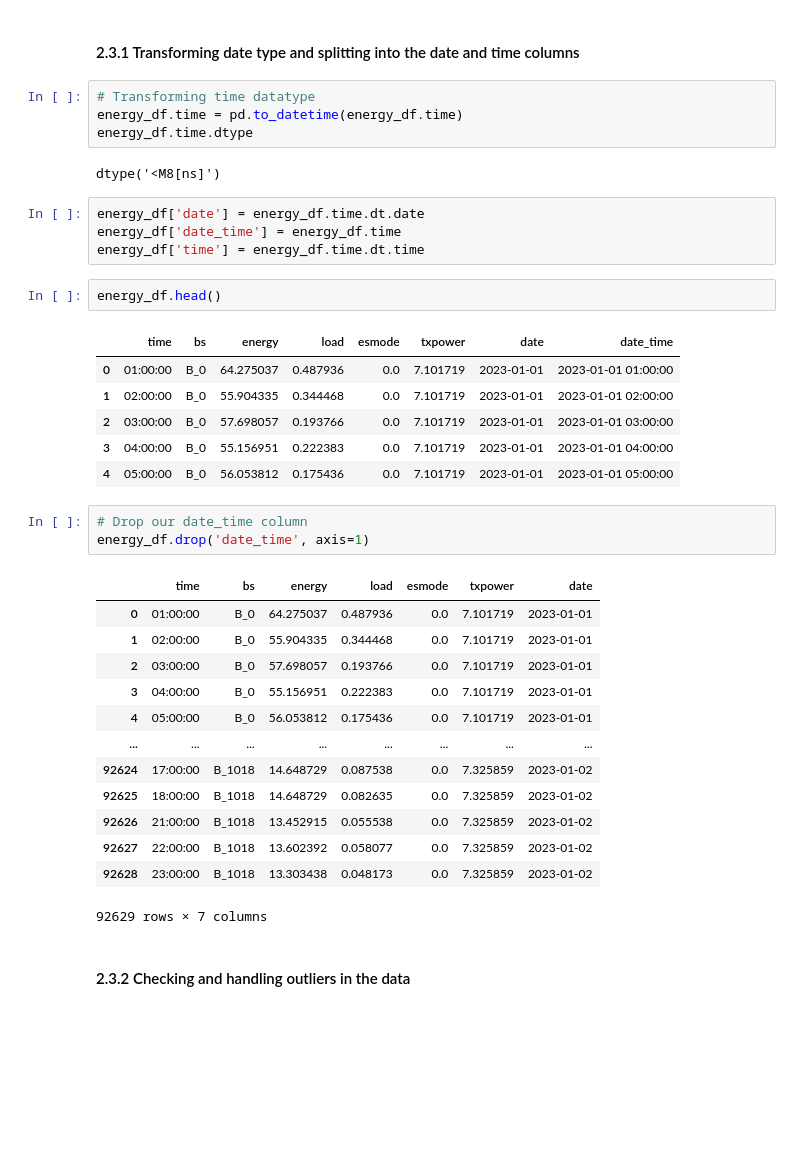
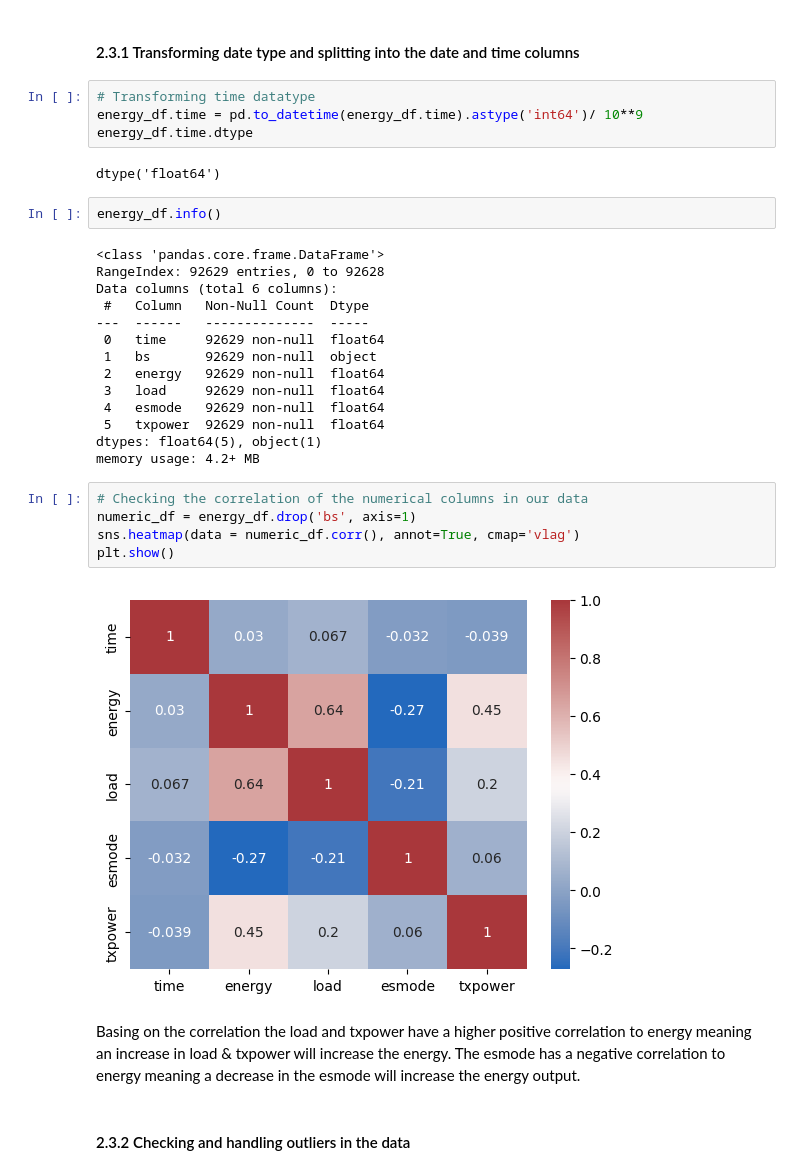
Before and after one commit to normanmunge/5G-energy-consumption-analysis, a Jupyter notebook: 5g-consumption-analysis-model.ipynb, the cells around one changed output. Drawn from its saved outputs; the diff is of its cells as text; blank space fills up the shorter version.

```diff
--- a/5g-consumption-analysis-model.ipynb
+++ b/5g-consumption-analysis-model.ipynb
@@ -125,39 +128,34 @@ profile = ProfileReport(energy_df, title='5G Base Station Energy Consumption Rep
 #### 2.3.1 Transforming date type and splitting into the date and time columns
 # %%
 # Transforming time datatype
-energy_df.time = pd.to_datetime(energy_df.time)
+energy_df.time = pd.to_datetime(energy_df.time).astype('int64')/ 10**9
 energy_df.time.dtype
 # %% [output]
-dtype('<M8[ns]')
+dtype('float64')
-# %%
-energy_df['date'] = energy_df.time.dt.date
-energy_df['date_time'] = energy_df.time
-energy_df['time'] = energy_df.time.dt.time
 # %%
-energy_df.head()
+energy_df.info()
 # %% [output]
-|  | time | bs | energy | load | esmode | txpower | date | date_time |
-| 0 | 01:00:00 | B_0 | 64.275037 | 0.487936 | 0.0 | 7.101719 | 2023-01-01 | 2023-01-01 01:00:00 |
-| 1 | 02:00:00 | B_0 | 55.904335 | 0.344468 | 0.0 | 7.101719 | 2023-01-01 | 2023-01-01 02:00:00 |
-| 2 | 03:00:00 | B_0 | 57.698057 | 0.193766 | 0.0 | 7.101719 | 2023-01-01 | 2023-01-01 03:00:00 |
-| 3 | 04:00:00 | B_0 | 55.156951 | 0.222383 | 0.0 | 7.101719 | 2023-01-01 | 2023-01-01 04:00:00 |
-| 4 | 05:00:00 | B_0 | 56.053812 | 0.175436 | 0.0 | 7.101719 | 2023-01-01 | 2023-01-01 05:00:00 |
+<class 'pandas.core.frame.DataFrame'>
+RangeIndex: 92629 entries, 0 to 92628
+Data columns (total 6 columns):
+ #   Column   Non-Null Count  Dtype
+---  ------   --------------  -----
+ 0   time     92629 non-null  float64
+ 1   bs       92629 non-null  object
+ 2   energy   92629 non-null  float64
+ 3   load     92629 non-null  float64
+ 4   esmode   92629 non-null  float64
+ 5   txpower  92629 non-null  float64
+dtypes: float64(5), object(1)
+memory usage: 4.2+ MB
-# %%
-# Drop our date_time column
-energy_df.drop('date_time', axis=1)
-# %% [output]
-|  | time | bs | energy | load | esmode | txpower | date |
-| 0 | 01:00:00 | B_0 | 64.275037 | 0.487936 | 0.0 | 7.101719 | 2023-01-01 |
-| 1 | 02:00:00 | B_0 | 55.904335 | 0.344468 | 0.0 | 7.101719 | 2023-01-01 |
-| 2 | 03:00:00 | B_0 | 57.698057 | 0.193766 | 0.0 | 7.101719 | 2023-01-01 |
-| 3 | 04:00:00 | B_0 | 55.156951 | 0.222383 | 0.0 | 7.101719 | 2023-01-01 |
-| 4 | 05:00:00 | B_0 | 56.053812 | 0.175436 | 0.0 | 7.101719 | 2023-01-01 |
-| ... | ... | ... | ... | ... | ... | ... | ... |
-| 92624 | 17:00:00 | B_1018 | 14.648729 | 0.087538 | 0.0 | 7.325859 | 2023-01-02 |
-| 92625 | 18:00:00 | B_1018 | 14.648729 | 0.082635 | 0.0 | 7.325859 | 2023-01-02 |
-| 92626 | 21:00:00 | B_1018 | 13.452915 | 0.055538 | 0.0 | 7.325859 | 2023-01-02 |
-| 92627 | 22:00:00 | B_1018 | 13.602392 | 0.058077 | 0.0 | 7.325859 | 2023-01-02 |
-| 92628 | 23:00:00 | B_1018 | 13.303438 | 0.048173 | 0.0 | 7.325859 | 2023-01-02 |
-92629 rows × 7 columns
+# %%
+# Checking the correlation of the numerical columns in our data
+numeric_df = energy_df.drop('bs', axis=1)
+sns.heatmap(data = numeric_df.corr(), annot=True, cmap='vlag')
+plt.show()
+# %% [output]
+[figure, added]
+# %% [markdown]
+Basing on the correlation the load and txpower have a higher positive correlation to energy meaning an increase in load & txpower will increase the energy. The esmode has a negative correlation to energy meaning a decrease in the esmode will increase the energy output.
 # %% [markdown]
 #### 2.3.2 Checking and handling outliers in the data
```
Also changed, not shown: parts of 45 cells of this notebook.
